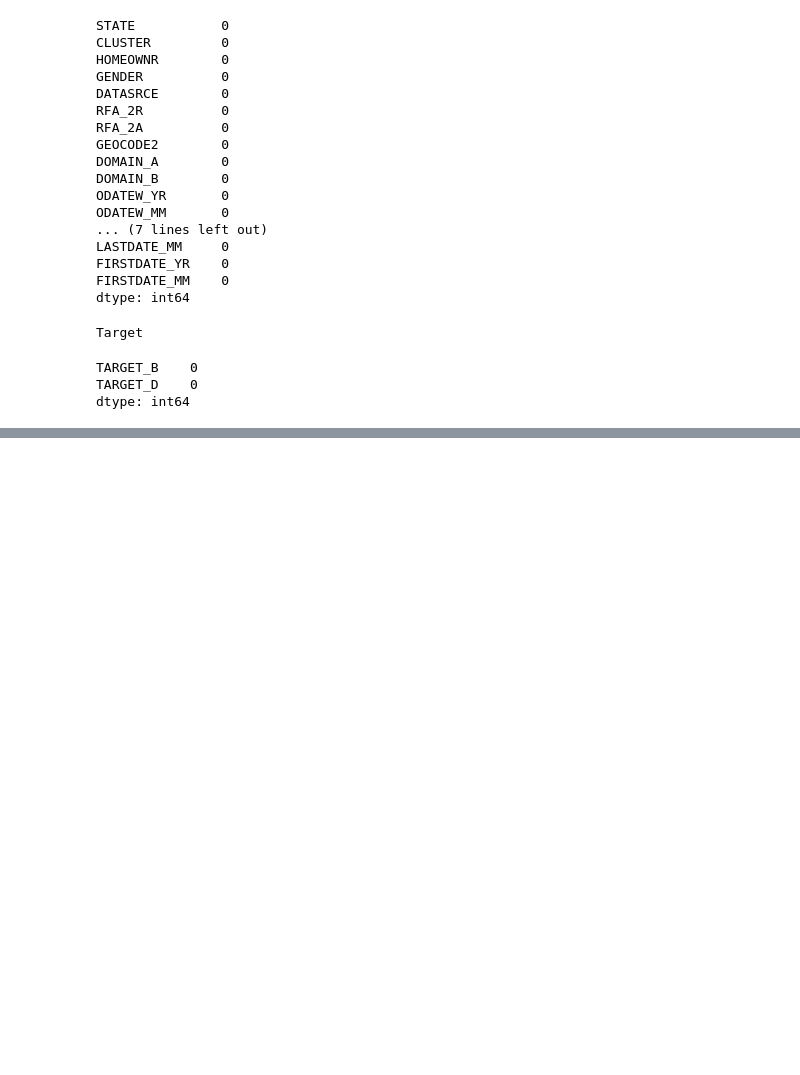
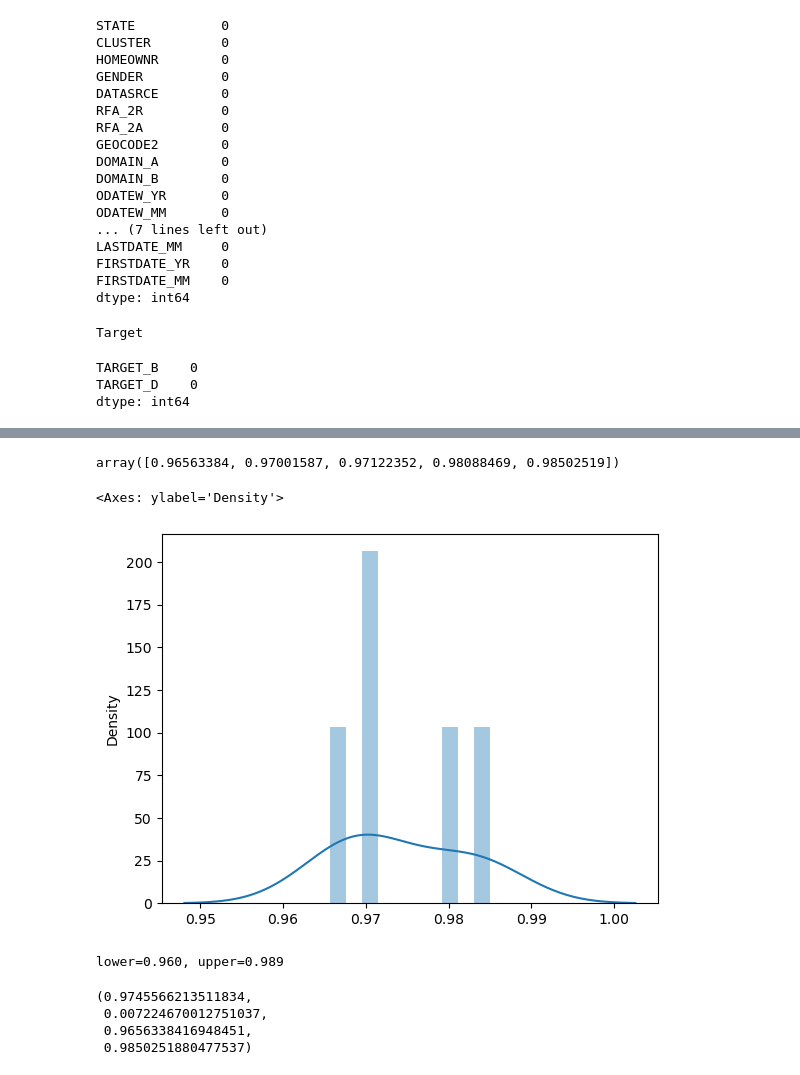
Before and after one commit to Raughar/lab-random-forests, a Jupyter notebook: random-forests.ipynb, the cells around one changed output, grey strips where cells are left out. Drawn from its saved outputs; the diff is of its cells as text; code cells hidden in the pictures; blank space fills up the shorter version.

```diff
--- a/random-forests.ipynb
+++ b/random-forests.ipynb
@@ -239,0 +244,26 @@ Accuracy: 0.9754885723749586
+# %%
+#Getting the confidence interval
+scores = cross_val_score(model, X_train, y_train, cv=5, scoring='accuracy')
+scores
+# %% [output]
+array([0.96563384, 0.97001587, 0.97122352, 0.98088469, 0.98502519])
+# %%
+#Plotting the confidence interval
+sns.distplot(scores, bins=10, kde=True)
+# %% [output]
+<Axes: ylabel='Density'>
+[figure, added]
+# %%
+#Getting the confidence interval
+lower, upper = norm.interval(confidence=0.95, loc=np.mean(scores), scale=np.std(scores))
+print('lower=%.3f, upper=%.3f' % (lower, upper))
+# %% [output]
+lower=0.960, upper=0.989
+# %%
+#Getting the mean, standard deviation, minimum and maximum of the scores
+np.mean(scores), np.std(scores), min(scores), max(scores)
+# %% [output]
+(0.9745566213511834,
+ 0.007224670012751037,
+ 0.9656338416948451,
+ 0.9850251880477537)
```
Also changed, not shown: parts of 2 cells of this notebook.
